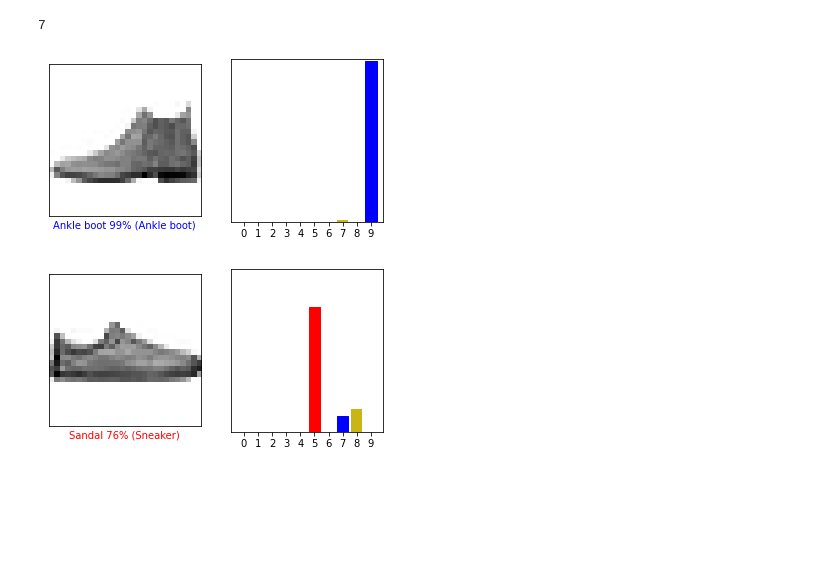
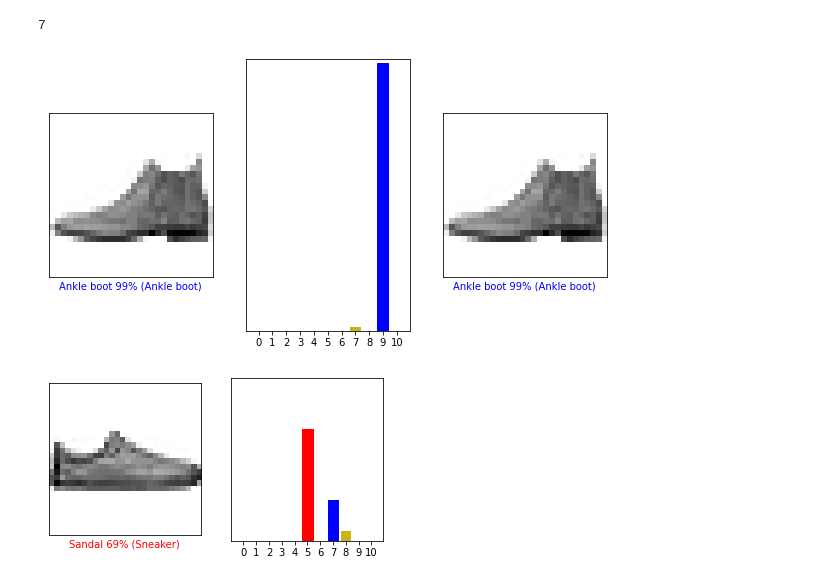
Before and after one commit to zmirzaei/tensorflow, a Jupyter notebook: fashionMNIST.ipynb, the cells around one changed output. Cells and saved outputs as stored; diff of their text form; code cells hidden in the pictures; blank space fills up the shorter version.

```diff
--- a/fashionMNIST.ipynb
+++ b/fashionMNIST.ipynb
@@ -16,4 +16,4 @@ fashion_mnist = tf.keras.datasets.fashion_mnist
 (train_images, train_labels), (test_images, test_labels) = fashion_mnist.load_data()
 
 class_names = ['T-shirt/top', 'Trouser', 'Pullover', 'Dress', 'Coat',
-               'Sandal', 'Shirt', 'Sneaker', 'Bag', 'Ankle boot']
+               'Sandal', 'Shirt', 'Sneaker', 'Bag', 'Ankle boot','hel']
@@ -69,7 +61,7 @@ plt.show()
 model = tf.keras.Sequential([
     tf.keras.layers.Flatten(input_shape=(28, 28)),
     tf.keras.layers.Dense(128, activation='relu'),
-    tf.keras.layers.Dense(10)
+    tf.keras.layers.Dense(11)
 ])
 # %%
 model.compile(optimizer='adam',
@@ -133,7 +125,7 @@ def plot_image(i, predictions_array, true_label, img):
   plt.xticks([])
   plt.yticks([])
 
-  plt.imshow(img, cmap=plt.cm.binary)
+  plt.imshow(img, cmap=plt.cm.binary) #dont undrestand this line
 
   predicted_label = np.argmax(predictions_array)
   if predicted_label == true_label:
@@ -149,9 +141,9 @@ def plot_image(i, predictions_array, true_label, img):
 def plot_value_array(i, predictions_array, true_label):
   true_label = true_label[i]
   plt.grid(False)
-  plt.xticks(range(10))
+  plt.xticks(range(11))
   plt.yticks([])
-  thisplot = plt.bar(range(10), predictions_array, color="#C9B615")
+  thisplot = plt.bar(range(11), predictions_array, color="#C9B615")
   plt.ylim([0, 1])
   predicted_label = np.argmax(predictions_array)
 
@@ -159,14 +151,16 @@ def plot_value_array(i, predictions_array, true_label):
   thisplot[true_label].set_color('blue')
 # %%
 i = 0
-plt.figure(figsize=(6,3))
-plt.subplot(1,2,1)
+plt.figure(figsize=(10,5))
+plt.subplot(1,3,1)
 plot_image(i, predictions[i], test_labels, test_images)
-plt.subplot(1,2,2)
+plt.subplot(1,3,2)
 plot_value_array(i, predictions[i],  test_labels)
+plt.subplot(1,3,3)
+plot_image(i, predictions[i], test_labels, test_images)
 plt.show()
 # %% [output]
-[figure, old version]
+[figure, new version]
 # %%
 i = 12
 plt.figure(figsize=(6,3))
@@ -176,4 +170,4 @@ plt.subplot(1,2,2)
 plot_value_array(i, predictions[i],  test_labels)
 plt.show()
 # %% [output]
-[figure, old version]
+[figure, new version]
```
Also changed, not shown: parts of 12 cells of this notebook.
